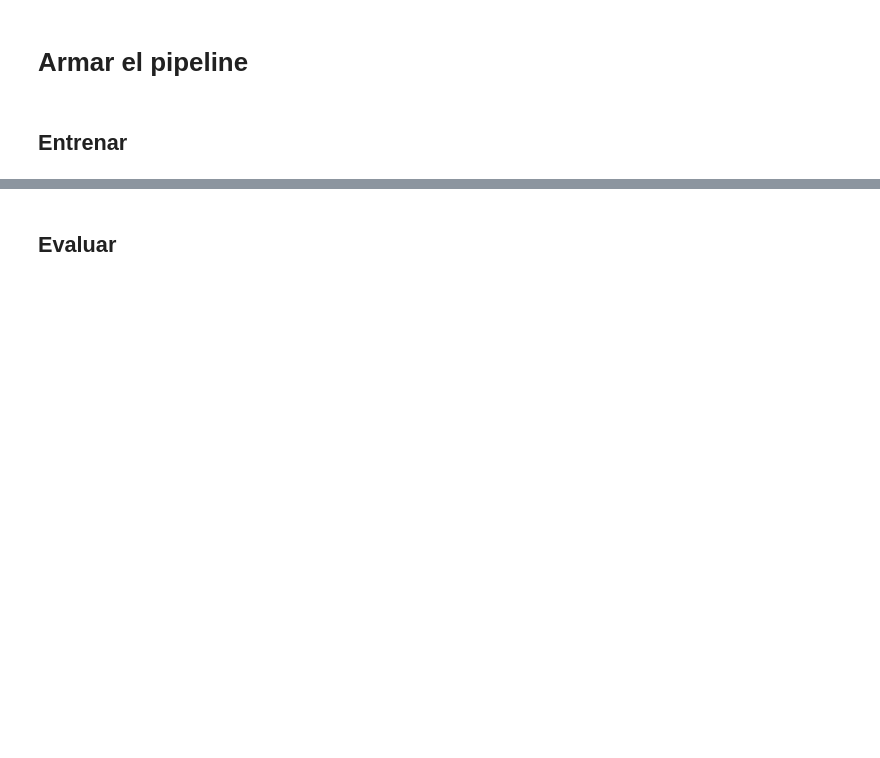
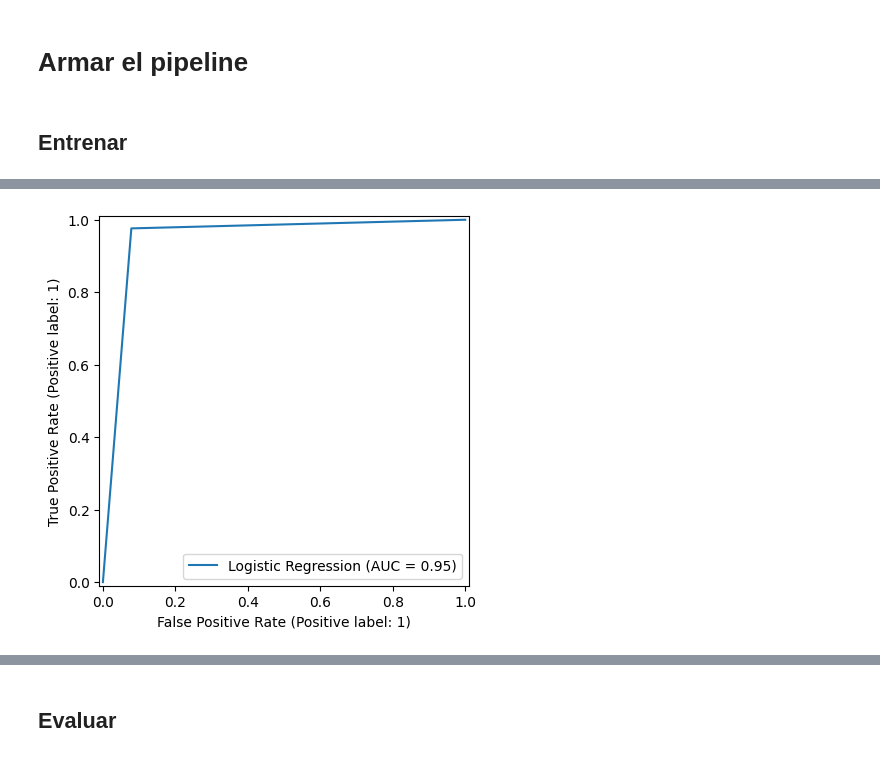
Before and after one commit to VillaltaE/Hackthon_NoCountry_65, a Jupyter notebook: data-science/Predictivo_RF_Netflix.ipynb, the cells around one changed output, grey strips where cells are left out. Saved outputs shown, nothing was run; the diff lists cells and outputs as text; code cells hidden in the pictures; blank space fills up the shorter version.

```diff
--- a/data-science/Predictivo_RF_Netflix.ipynb
+++ b/data-science/Predictivo_RF_Netflix.ipynb
@@ -108,0 +152,4 @@ Pipeline(steps=[('preprocess',
+# %%
+RocCurveDisplay.from_predictions(y_val,y_val_pred,name='Logistic Regression');
+# %% [output]
+[figure, added]
```
Also changed, not shown: parts of 57 cells of this notebook, 1 other file.
